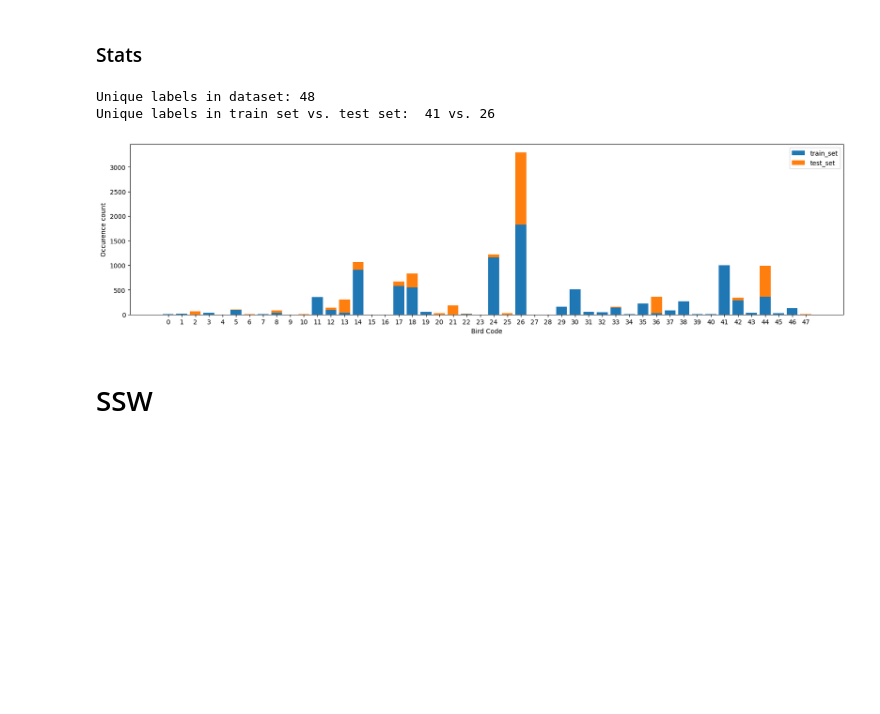
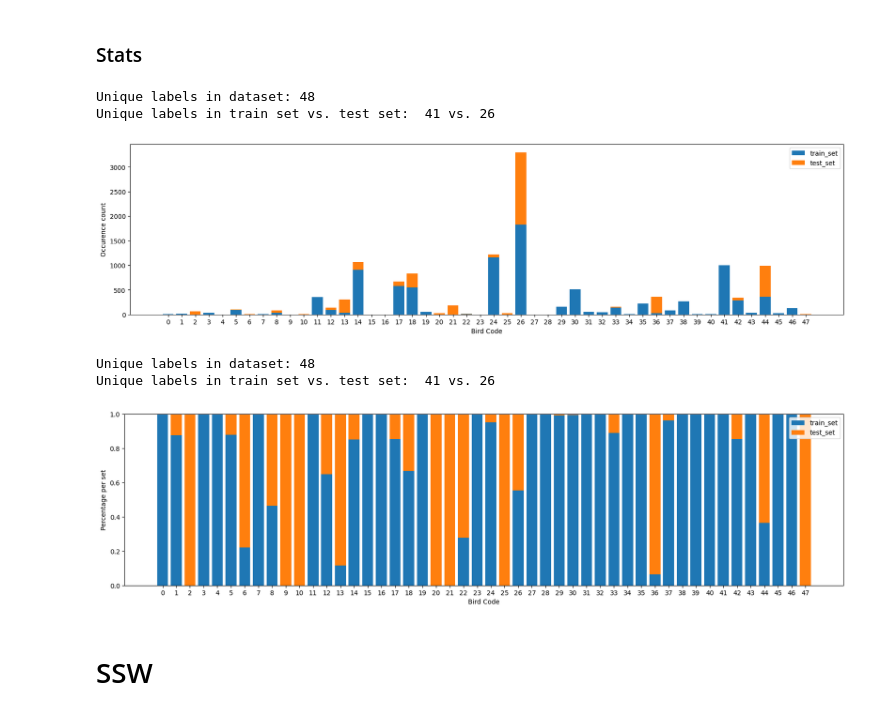
Before and after one commit to DBD-research-group/BirdSet, a Jupyter notebook: notebooks/playground/split_test_5s_data.ipynb, the cells around one changed output. Saved outputs shown, nothing was run; the diff lists cells and outputs as text; code cells hidden in the pictures; blank space fills up the shorter version.

```diff
--- a/notebooks/playground/split_test_5s_data.ipynb
+++ b/notebooks/playground/split_test_5s_data.ipynb
@@ -761,10 +777,14 @@ CommitInfo(commit_url='https://huggingface.co/datasets/DBD-research-group/sounds
 ### Stats
 # %%
 show_multilabel_stats(pow_p_test_5s_dataset_dict, 20)
+show_multilabel_percentages(pow_p_test_5s_dataset_dict, 20)
 # %% [output]
 Unique labels in dataset: 48
 Unique labels in train set vs. test set:  41 vs. 26
 [figure]
+Unique labels in dataset: 48
+Unique labels in train set vs. test set:  41 vs. 26
+[figure, added]
 # %% [markdown]
 # SSW
 # %%
```
Also changed, not shown: parts of 7 cells of this notebook.
